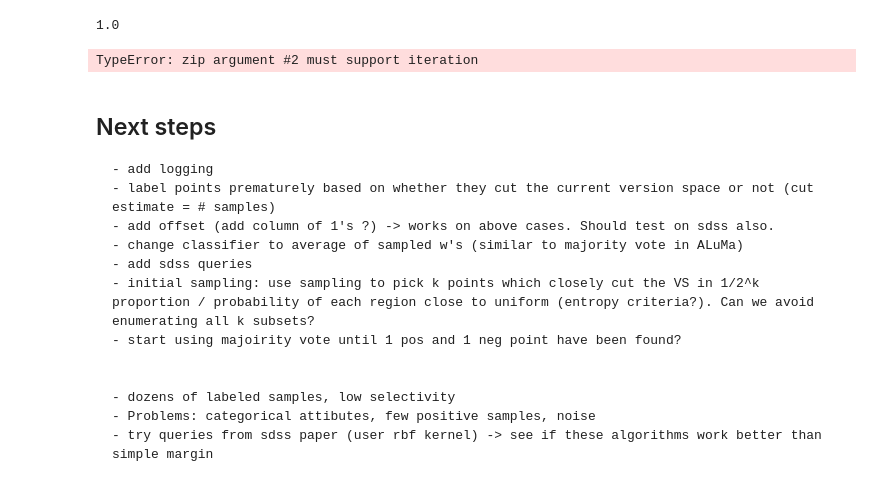
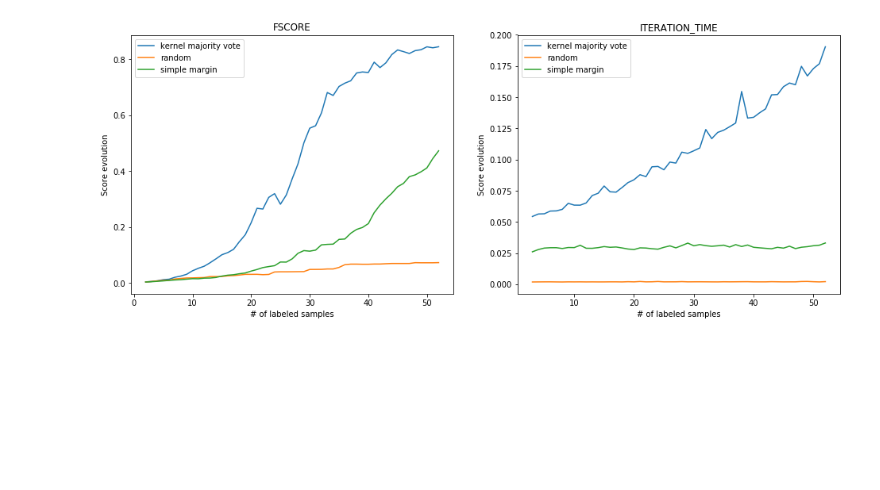
Before and after one commit to AIDEmeProject/PythonMiddleware, a Jupyter notebook: notebooks/svm test.ipynb, the cells around one changed output. Drawn from its saved outputs; the diff is of its cells as text; code cells hidden in the pictures; blank space fills up the shorter version.

Commit message:
added initial logging module, added KernelSVM Sampling method, refactored AL module

```diff
--- a/notebooks/svm test.ipynb
+++ b/notebooks/svm test.ipynb
@@ -15,58 +18,45 @@ y_iris = user_iris.get_label(X_iris, update_counter=False)
 
 X_housing, user_housing = get_dataset_and_user('housing')
 y_housing = user_housing.get_label(X_housing, update_counter=False)
+
+X_sdss, user_sdss = get_dataset_and_user('sdss_Q1.1')
-# %%
-from sklearn.svm import LinearSVC, SVC
-from sklearn.metrics import f1_score
-clf = SVC(C=1000, kernel='rbf')
-clf.fit(X_iris,y_iris)
-f1_score(clf.predict(X_iris), y_iris)
-# %% [output]
-1.0
 # %%
 from src.active_learning.svm import SimpleMargin, SolverMethod, OptimalMargin
-from src.active_learning.linear import LinearMajorityVote
+from src.active_learning.linear import LinearMajorityVote, KernelMajorityVote
 from src.active_learning.agnostic import RandomLearner
 from src.showdown import Showdown
 from src.plotting import plot_showdown
+from src.initial_sampling import StratifiedSampler
+from sklearn.svm import SVC
 
-user_housing.max_iter = 50
+user_housing.max_iter = 35
 user_iris.max_iter = 10
+user_sdss.max_iter = 50
 
 active_learners_list = [
-    ("random", RandomLearner(SVC(C=100, kernel='rbf'))),
-    #("optimal linear", OptimalMargin(C=100, kind='kernel', kernel='rbf', chain_length=50, sample_size=8, threshold=0.9, factorization_type='diagonalize')),
-    ("simple margin", SimpleMargin(kind='kernel', kernel='rbf', C=100)),
+    ("random", RandomLearner(SVC(C=100000, kernel='rbf')), StratifiedSampler(1,1)),
+    #("optimal linear", OptimalMargin(C=100000, kind='linear', kernel='linear', chain_length=40, sample_size=16)),
+    ("kernel majority vote", KernelMajorityVote(chain_length=25, sample_size=16), StratifiedSampler(1,1)),
+    ("simple margin", SimpleMargin(kind='kernel', kernel='rbf', C=100000), StratifiedSampler(1,1)),
     #('cholesky CL=50', OptimalMargin(C=100, kind='kernel', kernel='rbf', chain_length=50, factorization_type='cholesky')),
-    #('diag th=0.9 CL=50', OptimalMargin(C=100, kind='kernel', kernel='rbf', chain_length=50, threshold=0.9, factorization_type='diagonalize')),
+    #('diag th=0.9 CL=50', OptimalMargin(C=1000, kind='linear', kernel='rbf', chain_length=50, sample_size=8, threshold=0.9, factorization_type='diagonalize'), StratifiedSampler(1,1)),
     #('diag th=0.9 CL=50 SS=8', OptimalMargin(C=100, kind='kernel', kernel='rbf', chain_length=50, sample_size=8, threshold=0.9, factorization_type='diagonalize')),
     #('diag th=0.9 CL=50, SS=16', OptimalMargin(C=100, kind='kernel', kernel='rbf', chain_length=50, sample_size=16, threshold=0.9, factorization_type='diagonalize')),
+    #('linear majority', LinearMajorityVote(chain_length=50, sample_size=8), StratifiedSampler(1,1))
 ]
 
 datasets_list = [
-    ("housing", X_housing, user_housing),
-    ("iris", X_iris, user_iris),
+     ('sdss', X_sdss, user_sdss)
+    #("housing", X_housing, user_housing),
+    #("iris", X_iris, user_iris),
+    #('gauss', X_gaussian, user_gaussian)
 ]
 
-times = 20
+times = 10
 showdown = Showdown()
 output = showdown.run(datasets_list, active_learners_list, times)
 
 #print(output.head())
 plot_showdown(output, times, metrics_list=['fscore', 'iteration_time'])
 # %% [output]
-TypeError: zip argument #2 must support iteration
+[figure, added]
-# %% [markdown]
-## Next steps
-    - add logging
-    - label points prematurely based on whether they cut the current version space or not (cut estimate = # samples)
-    - add offset (add column of 1's ?) -> works on above cases. Should test on sdss also.
-    - change classifier to average of sampled w's (similar to majority vote in ALuMa)
-    - add sdss queries
-    - initial sampling: use sampling to pick k points which closely cut the VS in 1/2^k proportion / probability of each region close to uniform (entropy criteria?). Can we avoid enumerating all k subsets?
-    - start using majoirity vote until 1 pos and 1 neg point have been found?
-
-
-    - dozens of labeled samples, low selectivity
-    - Problems: categorical attibutes, few positive samples, noise
-    - try queries from sdss paper (user rbf kernel) -> see if these algorithms work better than simple margin
```
Also changed, not shown: parts of 5 cells of this notebook, 15 other files.
